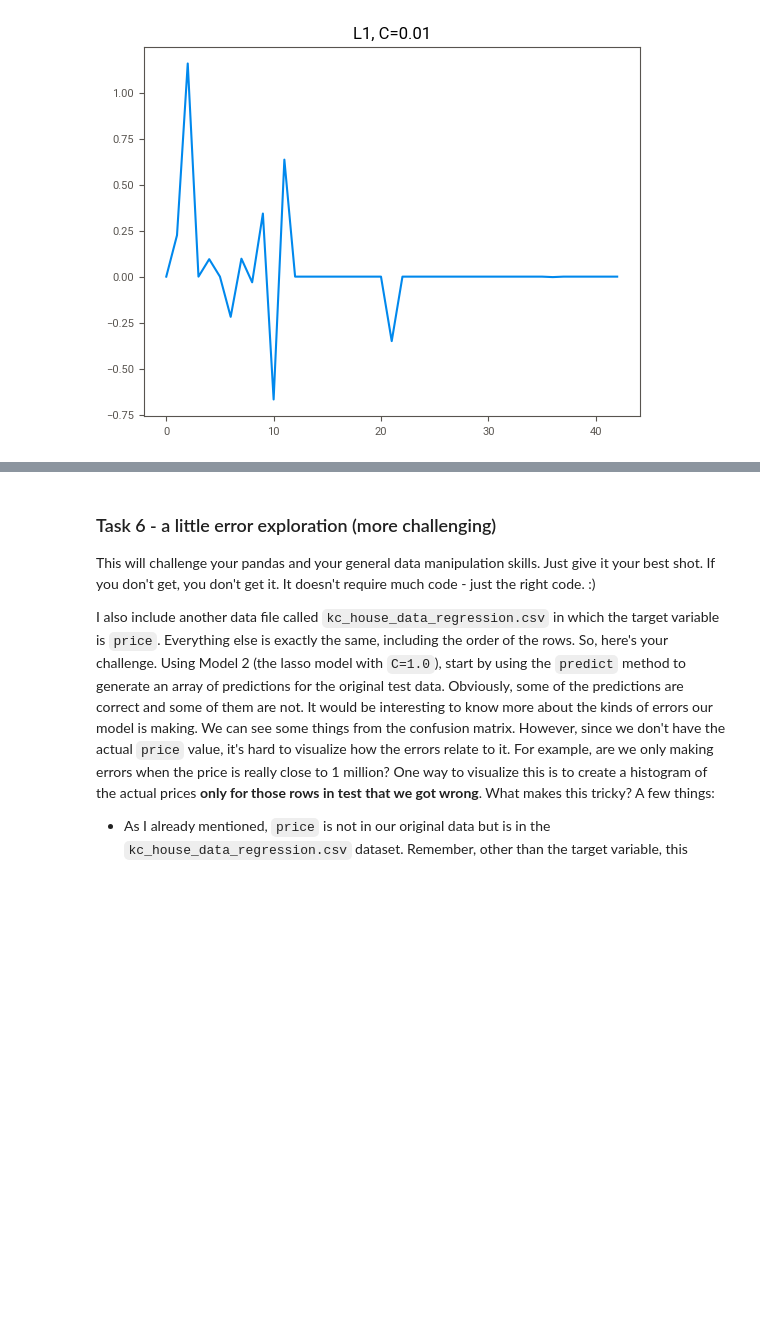
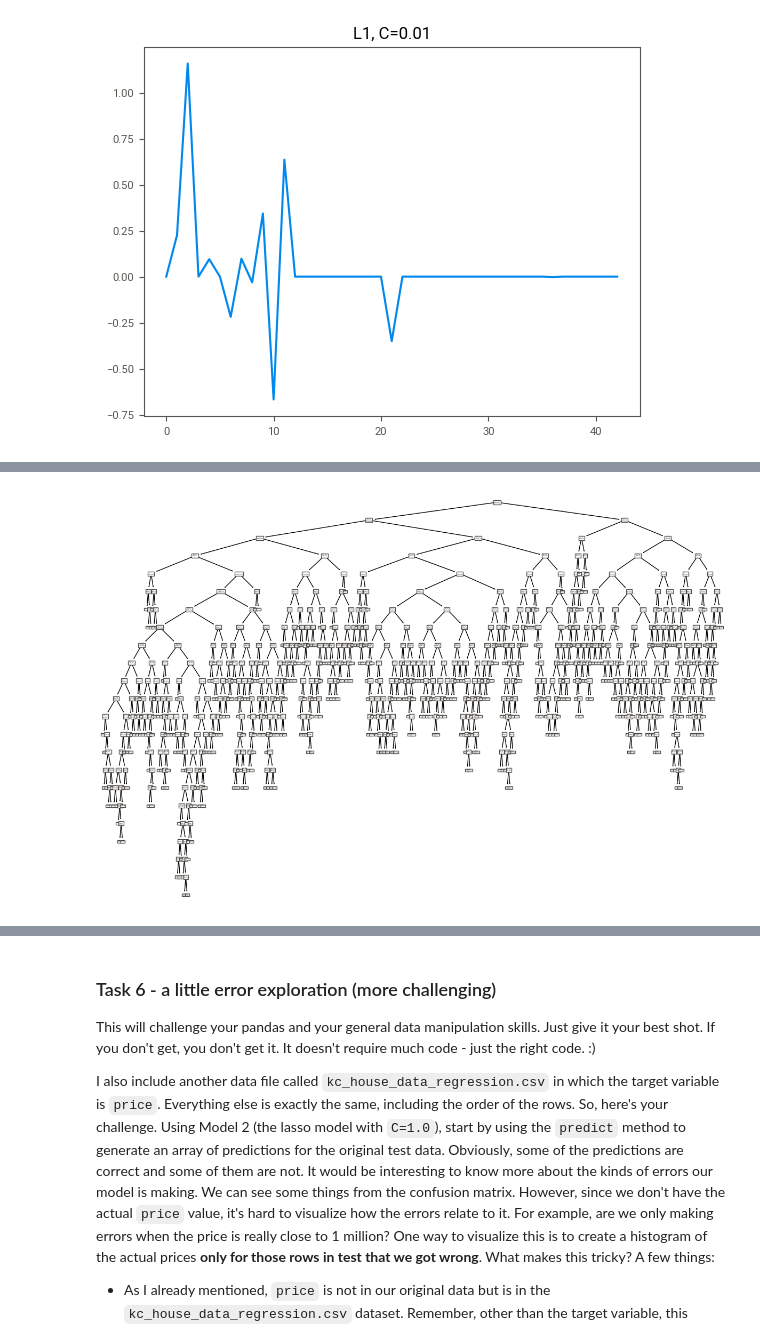
Before and after one commit to davidadewole10/hw1aap, a Jupyter notebook: aap_hw1_s24_sklearn.ipynb, the cells around one changed output, grey strips where cells are left out. Drawn from its saved outputs; the diff is of its cells as text; code cells hidden in the pictures; blank space fills up the shorter version.

```diff
--- a/aap_hw1_s24_sklearn.ipynb
+++ b/aap_hw1_s24_sklearn.ipynb
@@ -467,0 +506,7 @@ print("Test Score: %.3f" % clf5.score(X_test, y_test))
+# %%
+# Display Decision Tree
+plt.figure(figsize=(15, 10))
+plot_tree(clf5.named_steps['classifier'])
+plt.show()
+# %% [output]
+[figure, added]
```
Also changed, not shown: parts of 32 cells of this notebook.
